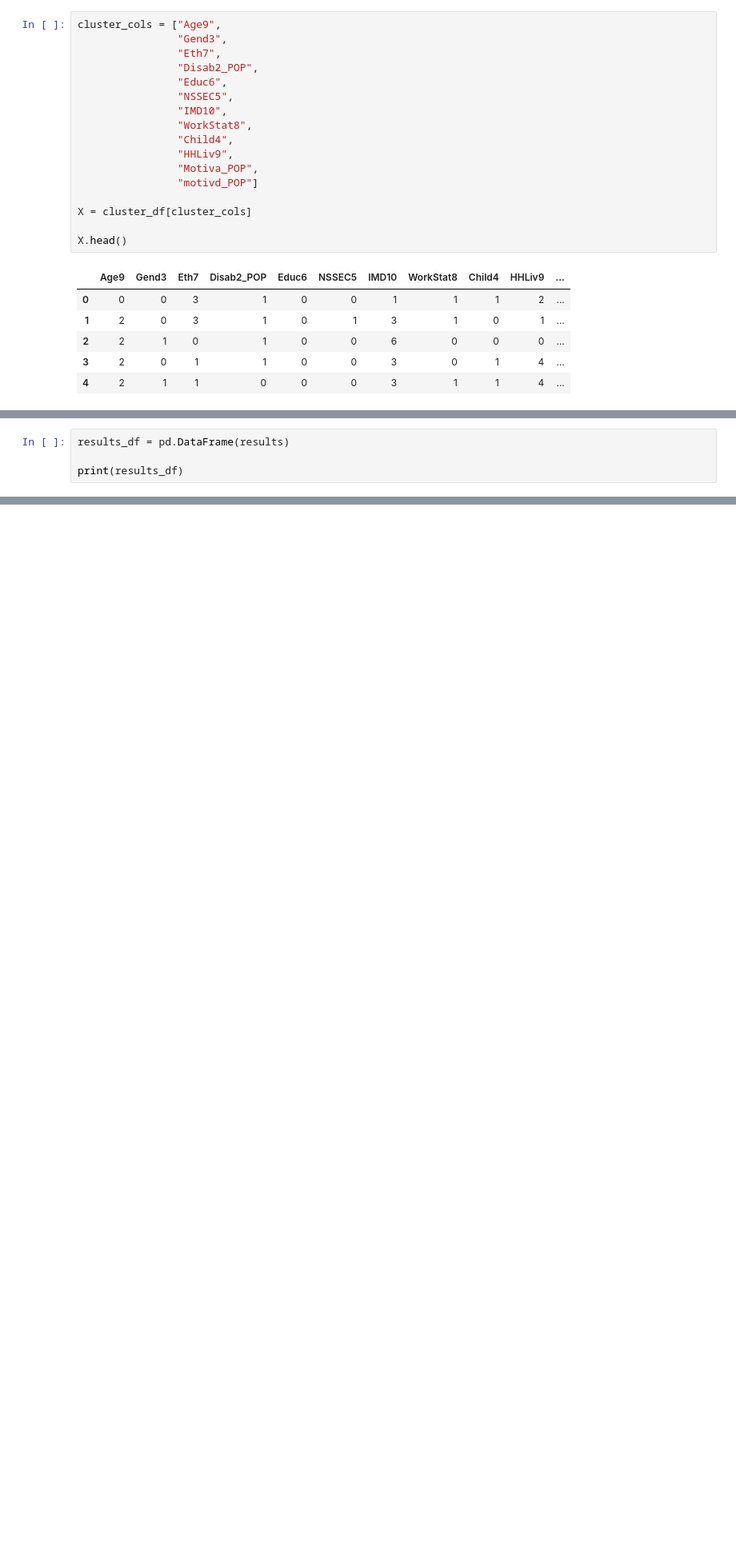
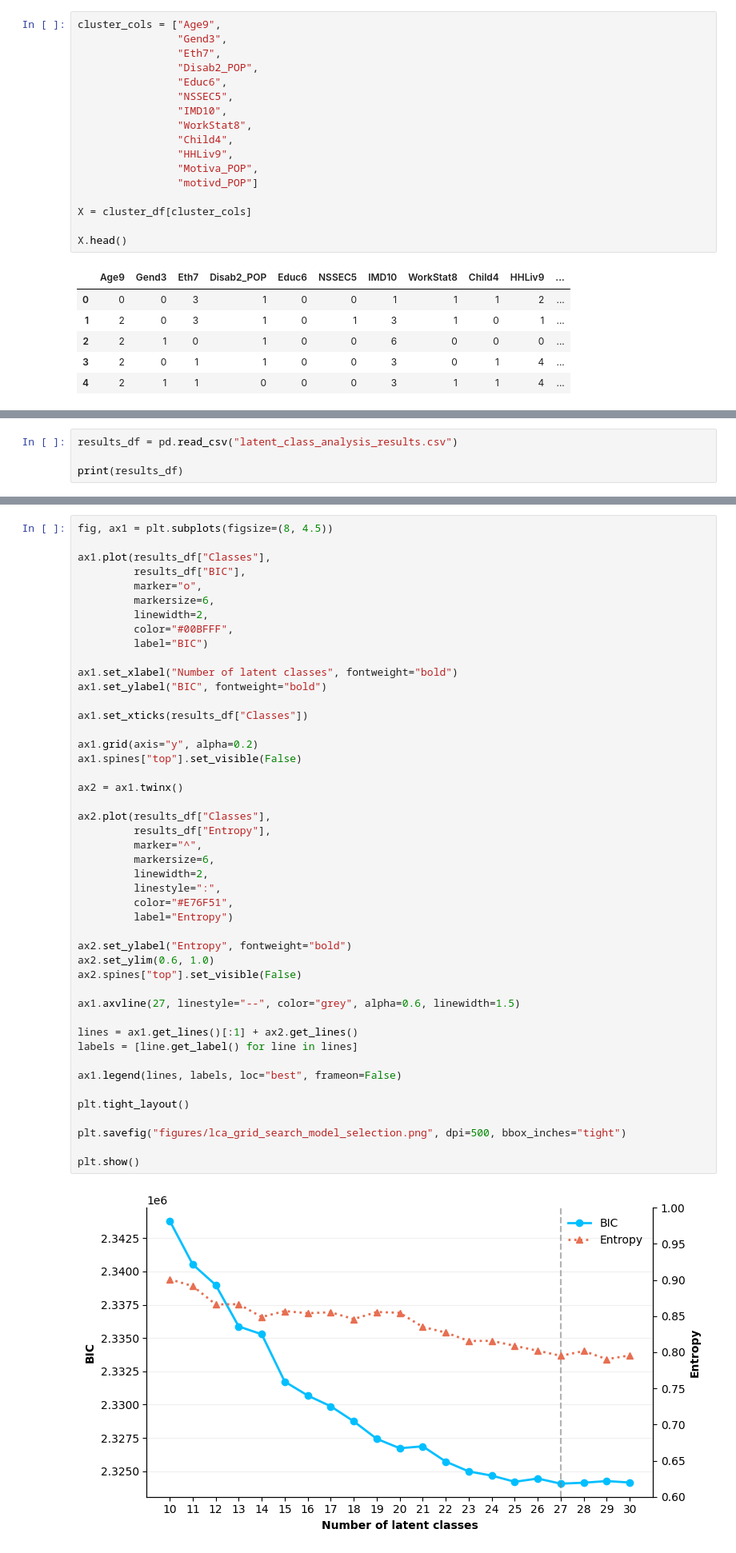
Before and after one commit to ferguswatson39/london_sport2, a Jupyter notebook: exploration/clustering/1.3_latent_class_analysis_data_clustering.ipynb, the cells around one changed output, grey strips where cells are left out. Shown at 80% size. Saved outputs shown, nothing was run; the diff lists cells and outputs as text; blank space fills up the shorter version.

Commit message:
Add latent class model selection and profile heatmap figures

```diff
--- a/exploration/clustering/1.3_latent_class_analysis_data_clustering.ipynb
+++ b/exploration/clustering/1.3_latent_class_analysis_data_clustering.ipynb
@@ -84,5 +99,5 @@ Fitting StepMix...
 # %%
-results_df = pd.DataFrame(results)
+results_df = pd.read_csv("latent_class_analysis_results.csv")
 
 print(results_df)
 # %% [output]
@@ -133,0 +121,48 @@ plt.show()
+# %%
+fig, ax1 = plt.subplots(figsize=(8, 4.5))
+
+ax1.plot(results_df["Classes"],
+         results_df["BIC"],
+         marker="o",
+         markersize=6,
+         linewidth=2,
+         color="#00BFFF",
+         label="BIC")
+
+ax1.set_xlabel("Number of latent classes", fontweight="bold")
+ax1.set_ylabel("BIC", fontweight="bold")
+
+ax1.set_xticks(results_df["Classes"])
+
+ax1.grid(axis="y", alpha=0.2)
+ax1.spines["top"].set_visible(False)
+
+ax2 = ax1.twinx()
+
+ax2.plot(results_df["Classes"],
+         results_df["Entropy"],
+         marker="^",
+         markersize=6,
+         linewidth=2,
+         linestyle=":",
+         color="#E76F51",
+         label="Entropy")
+
+ax2.set_ylabel("Entropy", fontweight="bold")
+ax2.set_ylim(0.6, 1.0)
+ax2.spines["top"].set_visible(False)
+
+ax1.axvline(27, linestyle="--", color="grey", alpha=0.6, linewidth=1.5)
+
+lines = ax1.get_lines()[:1] + ax2.get_lines()
+labels = [line.get_label() for line in lines]
+
+ax1.legend(lines, labels, loc="best", frameon=False)
+
+plt.tight_layout()
+
+plt.savefig("figures/lca_grid_search_model_selection.png", dpi=500, bbox_inches="tight")
+
+plt.show()
+# %% [output]
+[figure, added]
```
Also changed, not shown: parts of 3 cells of this notebook, 1 other file.
